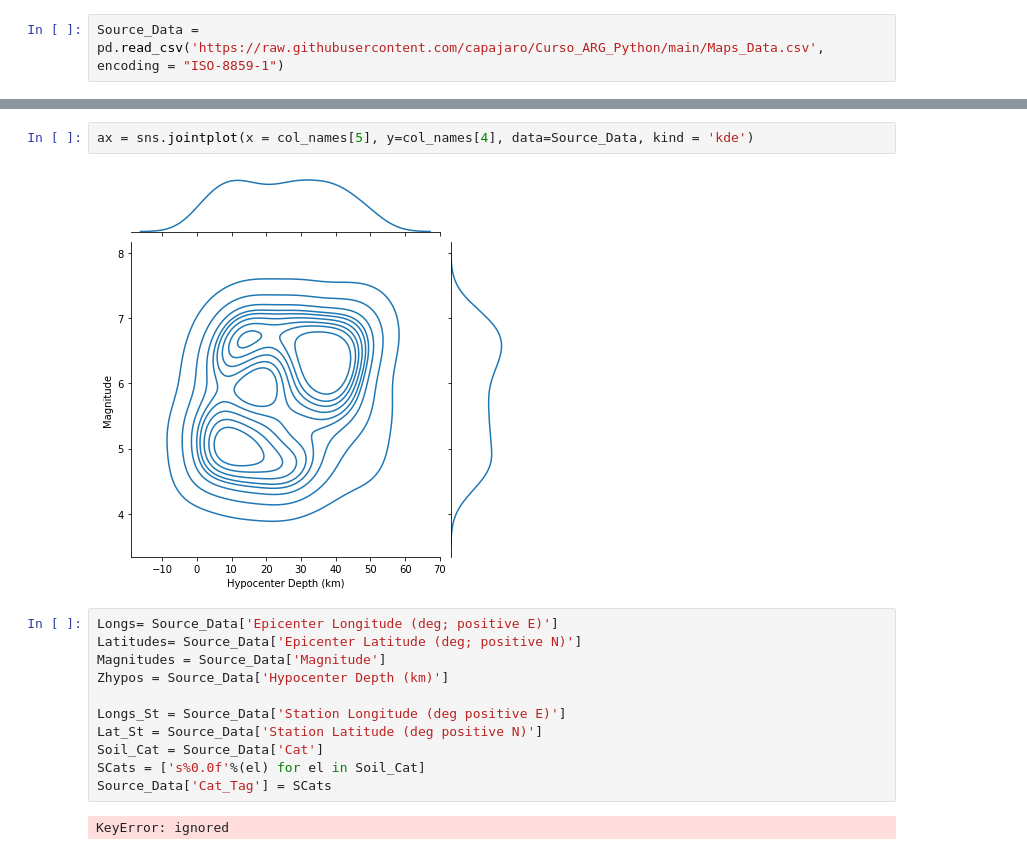
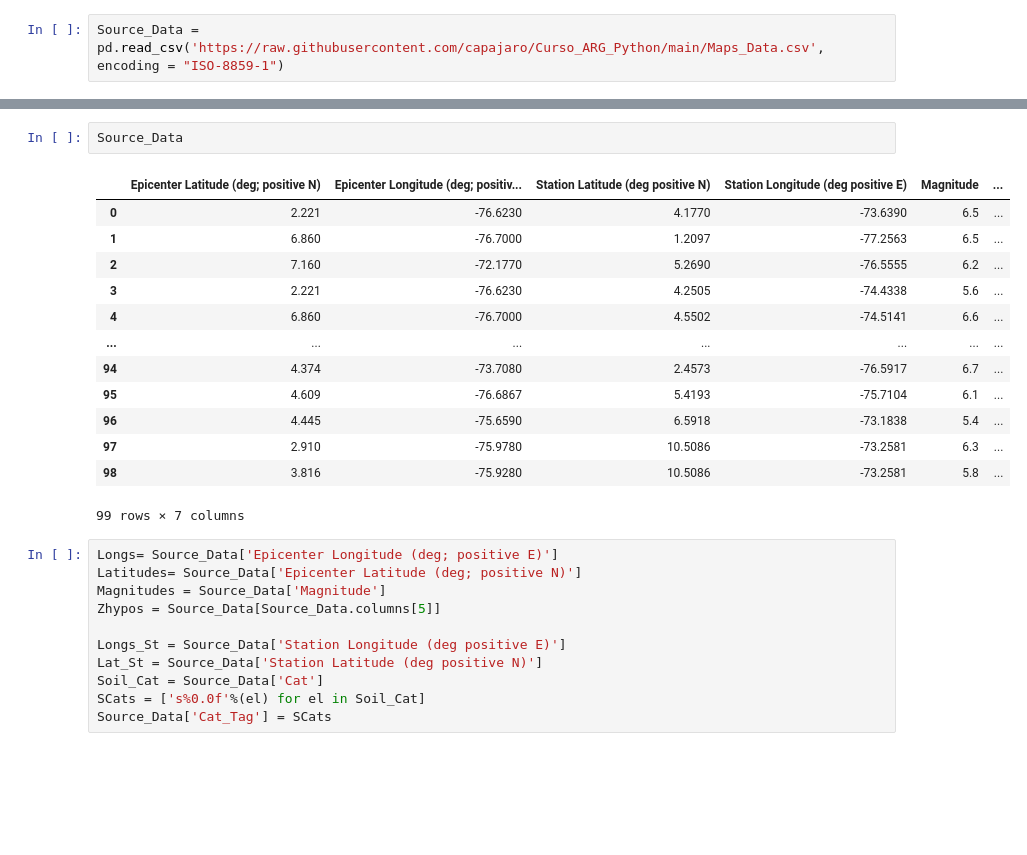
Before and after one commit to capajaro/Curso_ARG_Python, a Jupyter notebook: Clase_3_CursoARG.ipynb, the cells around one changed output, grey strips where cells are left out. Saved outputs shown, nothing was run; the diff lists cells and outputs as text; blank space fills up the shorter version.

```diff
--- a/Clase_3_CursoARG.ipynb
+++ b/Clase_3_CursoARG.ipynb
@@ -189,20 +189,30 @@ AttributeError: ignored
-# %%
-ax = sns.jointplot(x = col_names[5], y=col_names[4], data=Source_Data, kind = 'kde')
-# %% [output]
-[figure, removed]
+# %%
+Source_Data
+# %% [output]
+|  | Epicenter Latitude (deg; positive N) | Epicenter Longitude (deg; positiv... | Station Latitude (deg positive N) | Station Longitude (deg positive E) | Magnitude | ... |
+| 0 | 2.221 | -76.6230 | 4.1770 | -73.6390 | 6.5 | ... |
+| 1 | 6.860 | -76.7000 | 1.2097 | -77.2563 | 6.5 | ... |
+| 2 | 7.160 | -72.1770 | 5.2690 | -76.5555 | 6.2 | ... |
+| 3 | 2.221 | -76.6230 | 4.2505 | -74.4338 | 5.6 | ... |
+| 4 | 6.860 | -76.7000 | 4.5502 | -74.5141 | 6.6 | ... |
+| ... | ... | ... | ... | ... | ... | ... |
+| 94 | 4.374 | -73.7080 | 2.4573 | -76.5917 | 6.7 | ... |
+| 95 | 4.609 | -76.6867 | 5.4193 | -75.7104 | 6.1 | ... |
+| 96 | 4.445 | -75.6590 | 6.5918 | -73.1838 | 5.4 | ... |
+| 97 | 2.910 | -75.9780 | 10.5086 | -73.2581 | 6.3 | ... |
+| 98 | 3.816 | -75.9280 | 10.5086 | -73.2581 | 5.8 | ... |
+99 rows × 7 columns
 # %%
 Longs= Source_Data['Epicenter Longitude (deg; positive E)']
 Latitudes= Source_Data['Epicenter Latitude (deg; positive N)']
 Magnitudes = Source_Data['Magnitude']
-Zhypos = Source_Data['Hypocenter Depth (km)']
+Zhypos = Source_Data[Source_Data.columns[5]]
 
 Longs_St = Source_Data['Station Longitude (deg positive E)']
 Lat_St = Source_Data['Station Latitude (deg positive N)']
 Soil_Cat = Source_Data['Cat']
 SCats = ['s%0.0f'%(el) for el in Soil_Cat]
 Source_Data['Cat_Tag'] = SCats
-# %% [output]
-KeyError: ignored
 # %%
 # 1. Draw the map background
 fig = plt.figure(figsize=(17/2.54,14/2.54))
```
Also changed, not shown: parts of 13 cells of this notebook.
